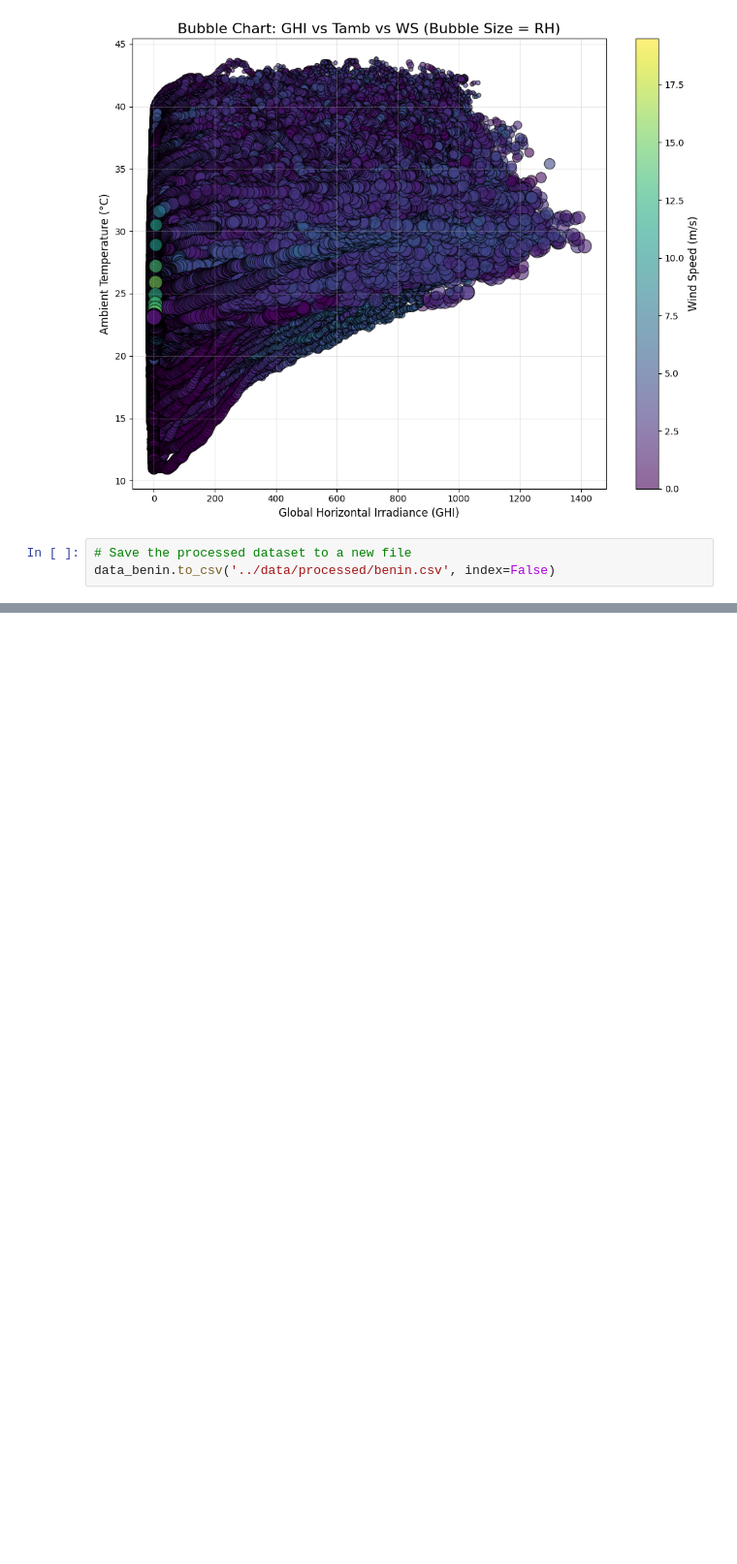
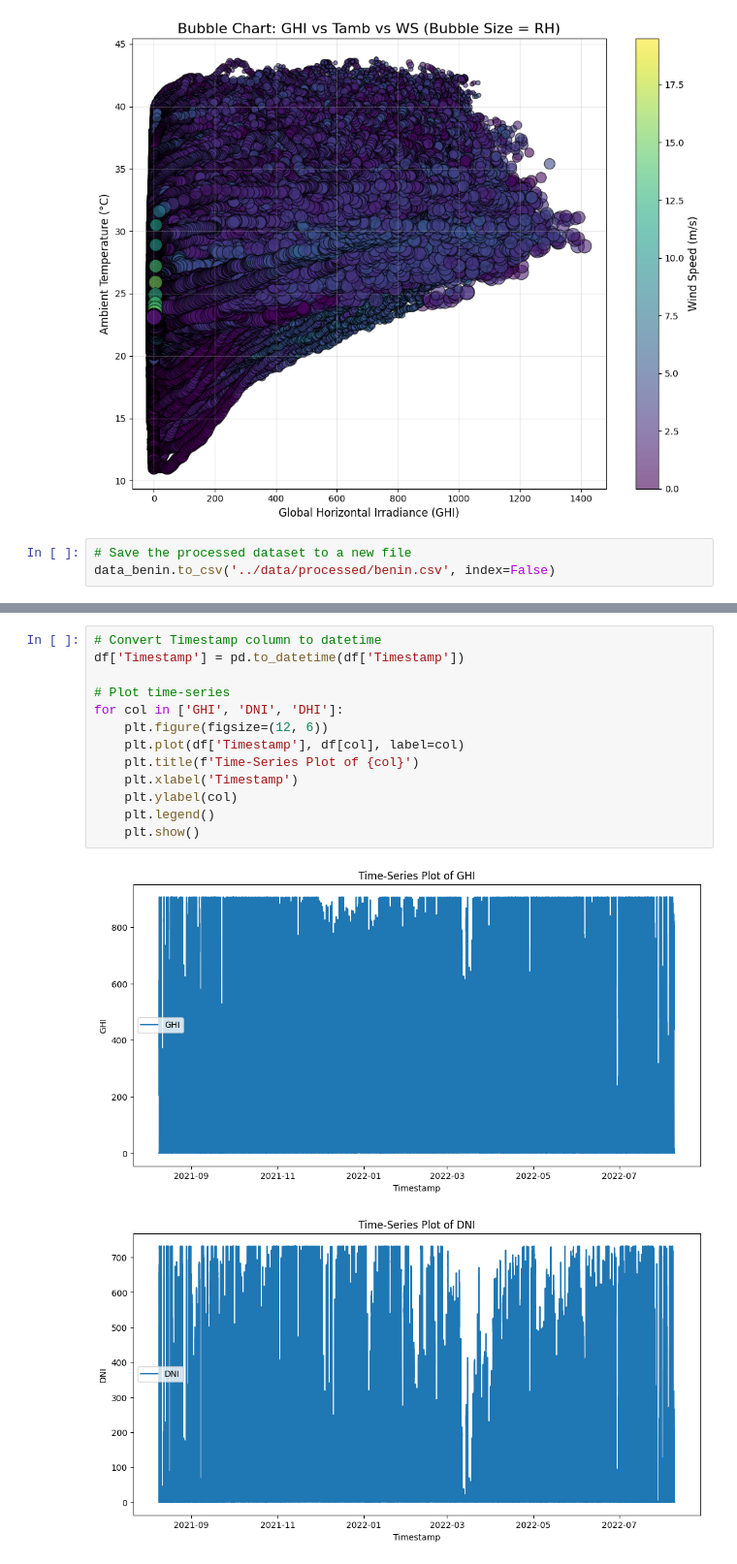
Before and after one commit to SaraFedlu/Solar-insights-analysis, a Jupyter notebook: notebooks/eda_benin.ipynb, the cells around one changed output, grey strips where cells are left out. Shown at 97% size. Cells and saved outputs as stored; diff of their text form; blank space fills up the shorter version.

```diff
--- a/notebooks/eda_benin.ipynb
+++ b/notebooks/eda_benin.ipynb
@@ -370,0 +547,16 @@ data_benin.to_csv('../data/processed/benin.csv', index=False)
+# %%
+# Convert Timestamp column to datetime
+df['Timestamp'] = pd.to_datetime(df['Timestamp'])
+
+# Plot time-series
+for col in ['GHI', 'DNI', 'DHI']:
+    plt.figure(figsize=(12, 6))
+    plt.plot(df['Timestamp'], df[col], label=col)
+    plt.title(f'Time-Series Plot of {col}')
+    plt.xlabel('Timestamp')
+    plt.ylabel(col)
+    plt.legend()
+    plt.show()
+# %% [output]
+[figure, added]
+[figure, added]
```
Also changed, not shown: parts of 18 cells of this notebook.
